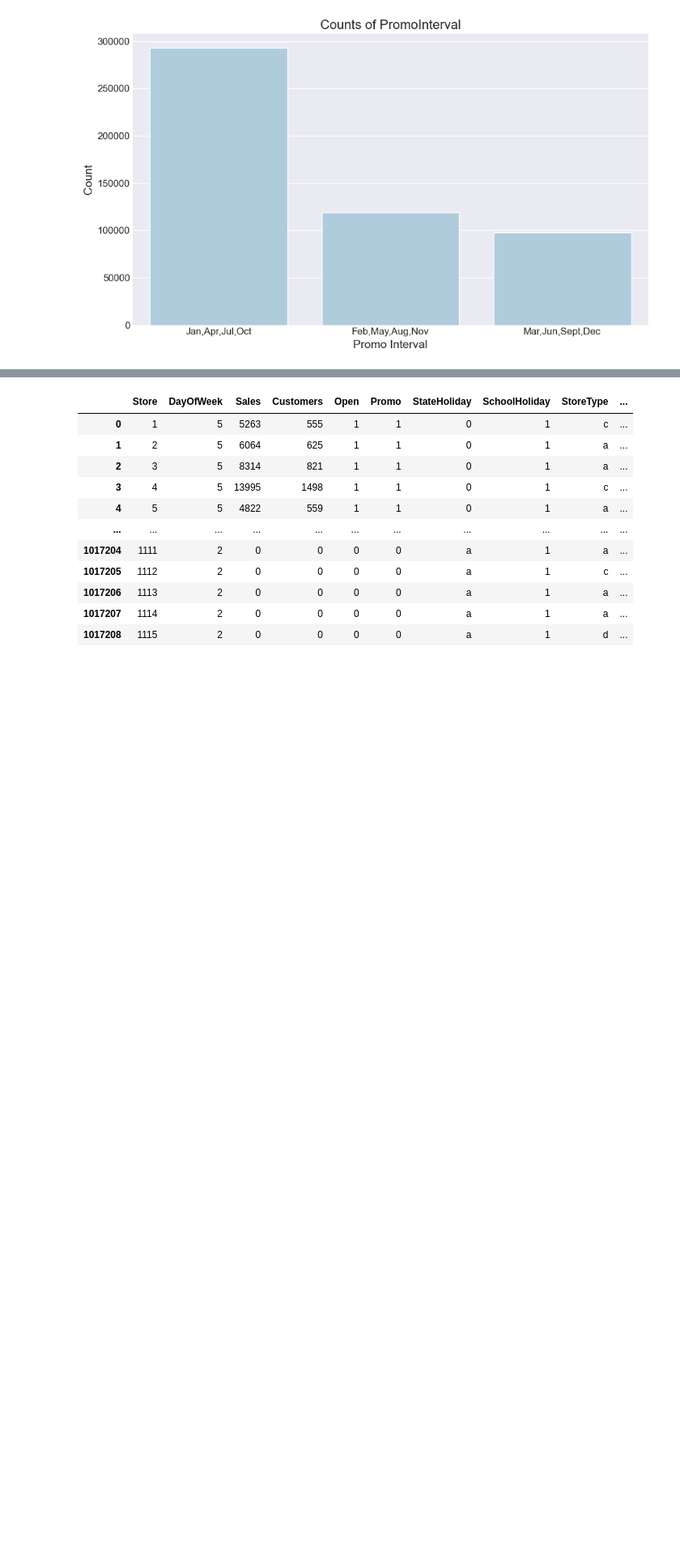
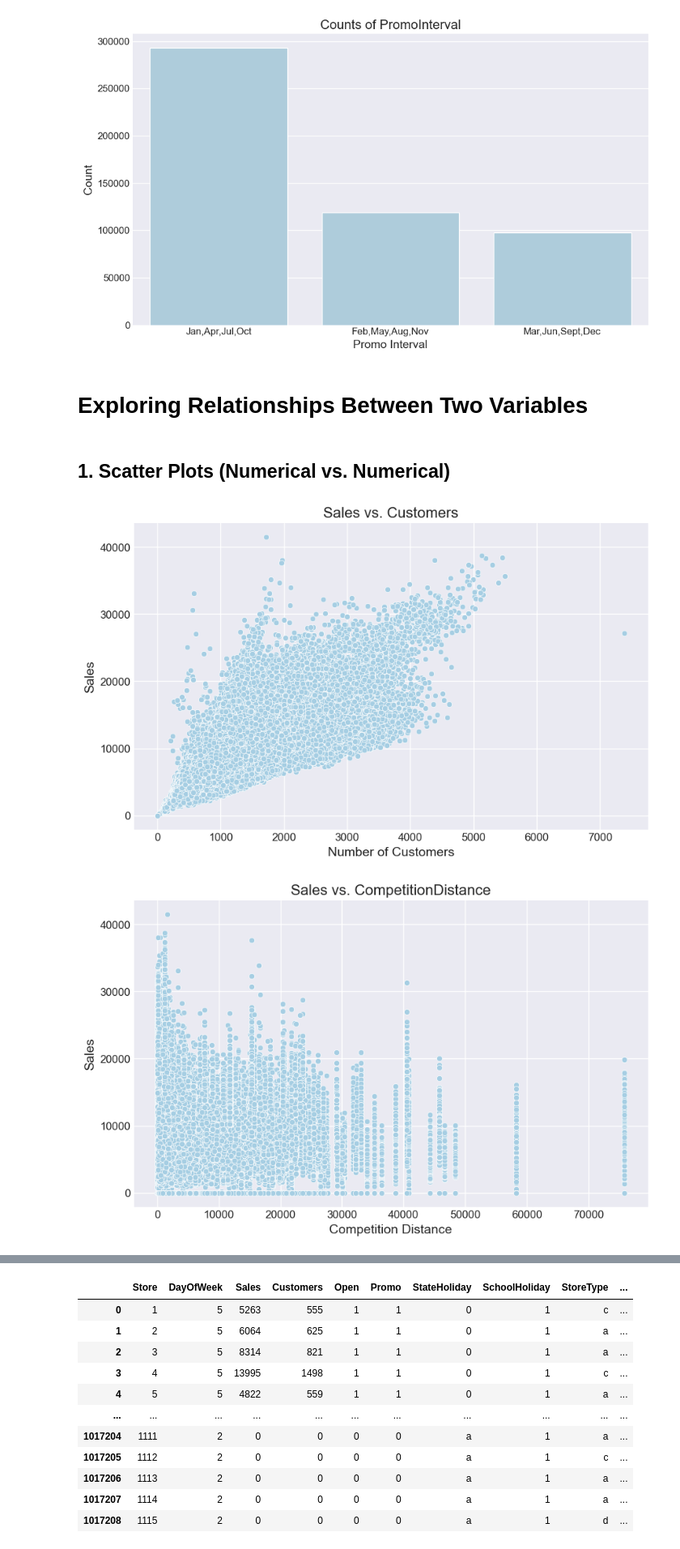
Before and after one commit to Zaid-N-Ansari/PG-Mini-Project, a Jupyter notebook: Regression/RossmannStoreSales.ipynb, the cells around one changed output, grey strips where cells are left out. Shown at 81% size. Cells and saved outputs as stored; diff of their text form; code cells hidden in the pictures; blank space fills up the shorter version.

```diff
--- a/Regression/RossmannStoreSales.ipynb
+++ b/Regression/RossmannStoreSales.ipynb
@@ -317,3 +402,34 @@ plt.tight_layout()
 plt.show()
 # %% [output]
 [figure]
+# %% [markdown]
+
+# Exploring Relationships Between Two Variables
+# %% [markdown]
+
+## 1. Scatter Plots (Numerical vs. Numerical)
+# %%
+plt.figure(figsize=(10, 6))
+sns.scatterplot(x='Customers', y='Sales', data=training_data)
+plt.title('Sales vs. Customers')
+plt.xlabel('Number of Customers')
+plt.ylabel('Sales')
+plt.show()
+
+plt.figure(figsize=(10, 6))
+sns.scatterplot(x='CompetitionDistance', y='Sales', data=training_data.dropna(subset=['CompetitionDistance']))
+plt.title('Sales vs. CompetitionDistance')
+plt.xlabel('Competition Distance')
+plt.ylabel('Sales')
+plt.show()
+
+plt.figure(figsize=(12, 8))
+sns.scatterplot(x='Customers', y='Sales', hue='StoreType', data=training_data, alpha=0.7)
+plt.title('Sales vs. Customers by Store Type')
+plt.xlabel('Number of Customers')
+plt.ylabel('Sales')
+plt.legend(title='Store Type')
+plt.show()
+# %% [output]
+[figure, added]
+[figure, added]
```
Also changed, not shown: parts of 39 cells of this notebook.
